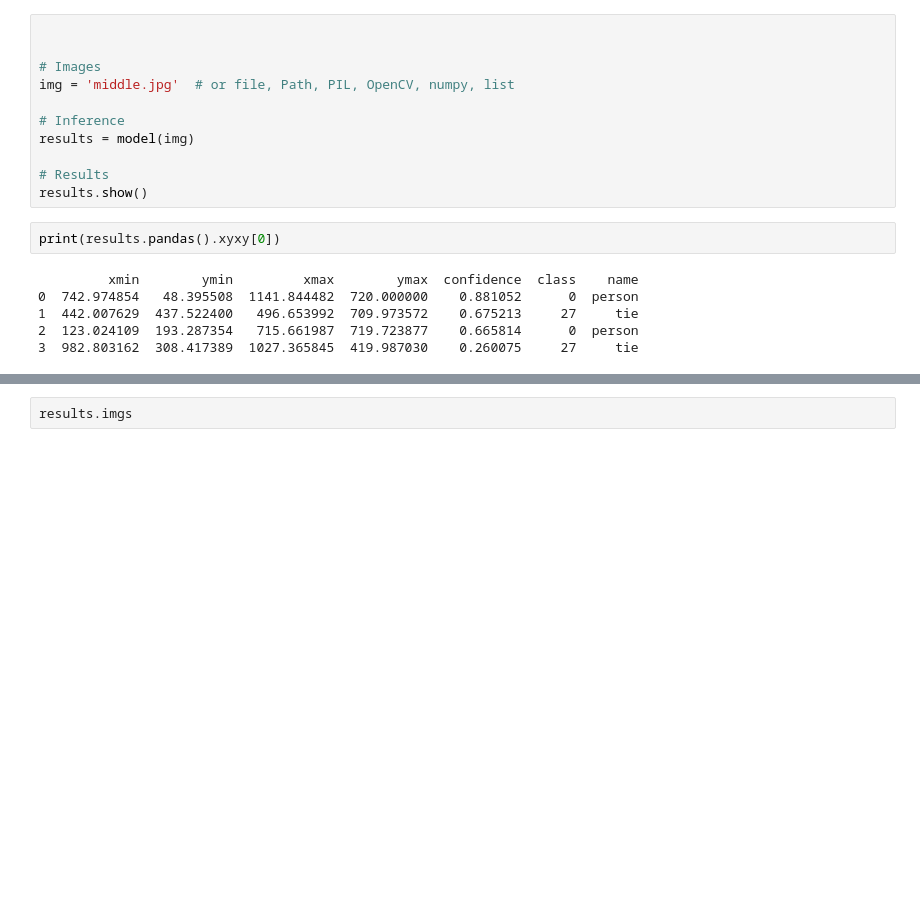
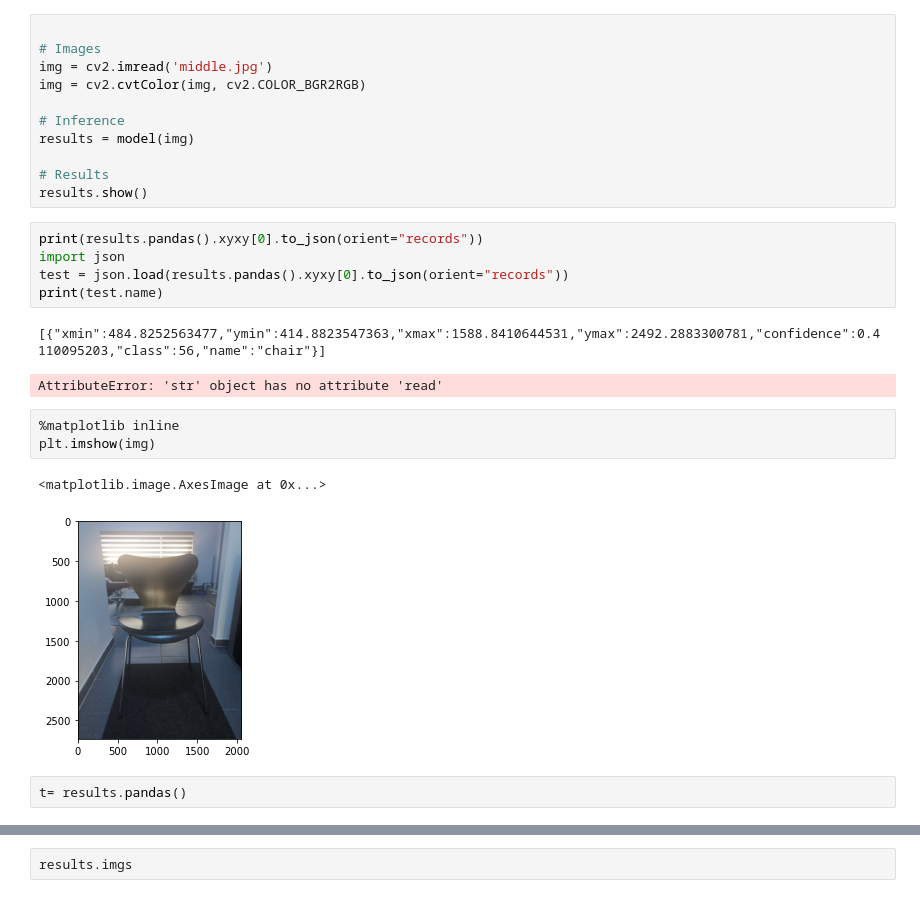
Before and after one commit to infinityprog/memoire-python, a Jupyter notebook: Untitled.ipynb, the cells around one changed output, grey strips where cells are left out. Saved outputs shown, nothing was run; the diff lists cells and outputs as text; blank space fills up the shorter version.

```diff
--- a/Untitled.ipynb
+++ b/Untitled.ipynb
@@ -13,9 +17,9 @@ YOLOv5s summary: 213 layers, 7225885 parameters, 0 gradients
 Adding AutoShape...
 # %%
 
-
 # Images
-img = 'middle.jpg'  # or file, Path, PIL, OpenCV, numpy, list
+img = cv2.imread('middle.jpg')
+img = cv2.cvtColor(img, cv2.COLOR_BGR2RGB)
 
 # Inference
 results = model(img)
@@ -23,10 +27,18 @@ results = model(img)
 # Results
 results.show()
 # %%
-print(results.pandas().xyxy[0])
+print(results.pandas().xyxy[0].to_json(orient="records"))
+import json
+test = json.load(results.pandas().xyxy[0].to_json(orient="records"))
+print(test.name)
 # %% [output]
-         xmin        ymin         xmax        ymax  confidence  class    name
-0  742.974854   48.395508  1141.844482  720.000000    0.881052      0  person
-1  442.007629  437.522400   496.653992  709.973572    0.675213     27     tie
-2  123.024109  193.287354   715.661987  719.723877    0.665814      0  person
-3  982.803162  308.417389  1027.365845  419.987030    0.260075     27     tie
+[{"xmin":484.8252563477,"ymin":414.8823547363,"xmax":1588.8410644531,"ymax":2492.2883300781,"confidence":0.4110095203,"class":56,"name":"chair"}]
+AttributeError: 'str' object has no attribute 'read'
+# %%
+%matplotlib inline
+plt.imshow(img)
+# %% [output]
+<matplotlib.image.AxesImage at 0x...>
+[figure, added]
+# %%
+t= results.pandas()
```
Also changed, not shown: parts of 2 cells of this notebook, 6 other files.
